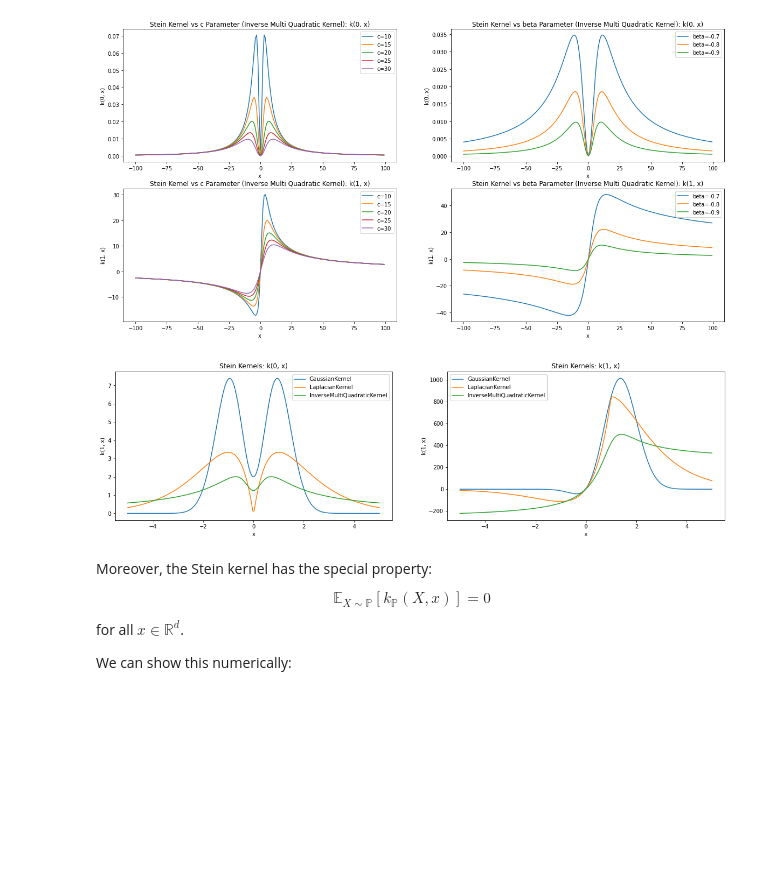
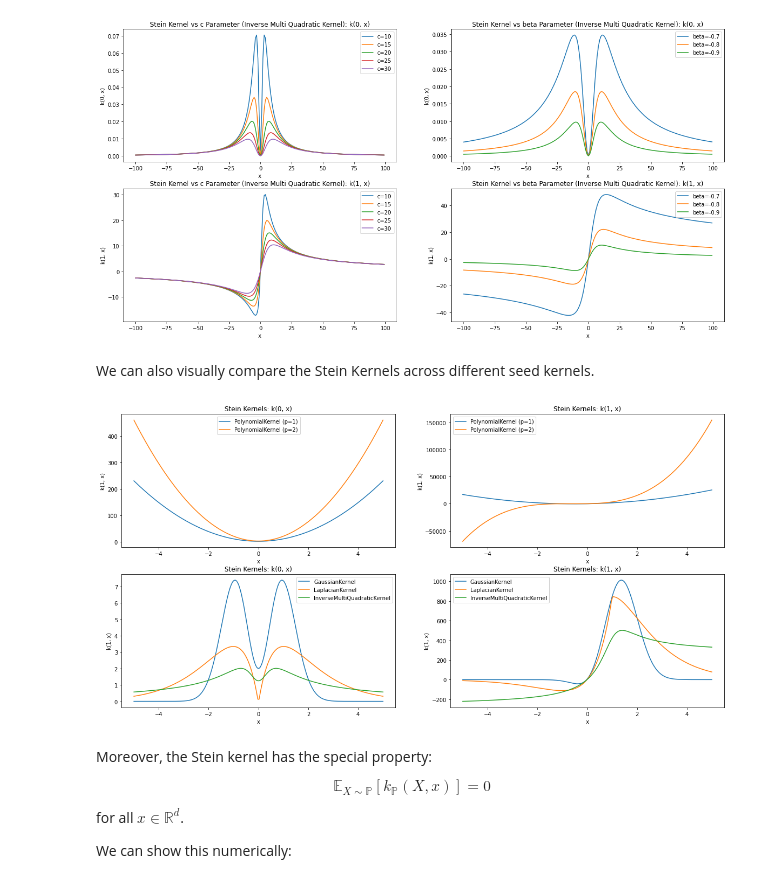
Before and after one commit to jswu18/distribution-discrepancies, a Jupyter notebook: notebooks/3_kernel_stein_discrepancy.ipynb, the cells around one changed output. Drawn from its saved outputs; the diff is of its cells as text; code cells hidden in the pictures; blank space fills up the shorter version.

Commit message:
Update formatting of notebooks and finish KSD plots

```diff
--- a/notebooks/3_kernel_stein_discrepancy.ipynb
+++ b/notebooks/3_kernel_stein_discrepancy.ipynb
@@ -259,47 +259,78 @@ for beta in [-0.7, -0.8, -0.9]:
     axs[1][1].set_ylabel("k(1, x)")
 # %% [output]
 [figure]
+# %% [markdown]
+We can also visually compare the Stein Kernels across different seed kernels.
 # %%
-fig, ax = plt.subplots(1, 2)
+fig, ax = plt.subplots(2, 2)
 fig.set_figwidth(20)
-fig.set_figheight(5)
+fig.set_figheight(10)
 
 scaling_factors = np.linspace(-5, 5, 200)
 
 dimensions = 10
 gaussian = Gaussian(mu=np.zeros((dimensions, 1)), covariance=np.eye(dimensions))
+
+for kernel in [
+    PolynomialKernel(p=1),
+    PolynomialKernel(p=2),
+]:
+    stein_kernel = SteinKernel(distribution=gaussian, kernel=kernel)
+    k_values = vmap(
+        lambda y: stein_kernel.k(
+            x=np.zeros((dimensions,)),
+            y=y,
+        )
+    )(np.repeat(scaling_factors, dimensions).reshape(-1, dimensions))
+    ax[0][0].plot(scaling_factors, k_values, label=f"PolynomialKernel (p={kernel.p})")
+    ax[0][0].legend()
+    ax[0][0].set_title(f"Stein Kernels: k(0, x)")
+    ax[0][0].set_xlabel("x")
+    ax[0][0].set_ylabel("k(1, x)")
+
+    k_values = vmap(
+        lambda y: stein_kernel.k(
+            x=np.ones((dimensions,)),
+            y=y,
+        )
+    )(np.repeat(scaling_factors, dimensions).reshape(-1, dimensions))
+    ax[0][1].plot(scaling_factors, k_values, label=f"PolynomialKernel (p={kernel.p})")
+    ax[0][1].legend()
+    ax[0][1].set_title(f"Stein Kernels: k(1, x)")
+    ax[0][1].set_xlabel("x")
+    ax[0][1].set_ylabel("k(1, x)")
 
 for kernel in [
     GaussianKernel(sigma=1e-1),
     LaplacianKernel(sigma=1e-1),
     InverseMultiQuadraticKernel(c=2, beta=-0.5),
 ]:
     stein_kernel = SteinKernel(distribution=gaussian, kernel=kernel)
     k_values = vmap(
         lambda y: stein_kernel.k(
             x=np.zeros((dimensions,)),
             y=y,
         )
     )(np.repeat(scaling_factors, dimensions).reshape(-1, dimensions))
-    ax[0].plot(scaling_factors, k_values, label=f"{type(kernel).__name__}")
-    ax[0].legend()
-    ax[0].set_title(f"Stein Kernels: k(0, x)")
-    ax[0].set_xlabel("x")
-    ax[0].set_ylabel("k(1, x)")
+    ax[1][0].plot(scaling_factors, k_values, label=f"{type(kernel).__name__}")
+    ax[1][0].legend()
+    ax[1][0].set_title(f"Stein Kernels: k(0, x)")
+    ax[1][0].set_xlabel("x")
+    ax[1][0].set_ylabel("k(1, x)")
 
     k_values = vmap(
         lambda y: stein_kernel.k(
             x=np.ones((dimensions,)),
             y=y,
         )
     )(np.repeat(scaling_factors, dimensions).reshape(-1, dimensions))
-    ax[1].plot(scaling_factors, k_values, label=f"{type(kernel).__name__}")
-    ax[1].legend()
-    ax[1].set_title(f"Stein Kernels: k(1, x)")
-    ax[1].set_xlabel("x")
-    ax[1].set_ylabel("k(1, x)")
+    ax[1][1].plot(scaling_factors, k_values, label=f"{type(kernel).__name__}")
+    ax[1][1].legend()
+    ax[1][1].set_title(f"Stein Kernels: k(1, x)")
+    ax[1][1].set_xlabel("x")
+    ax[1][1].set_ylabel("k(1, x)")
 # %% [output]
-[figure, old version]
+[figure, new version]
 # %% [markdown]
 Moreover, the Stein kernel has the special property:
 
```
Also changed, not shown: parts of 20 cells of this notebook, 2 other files.
